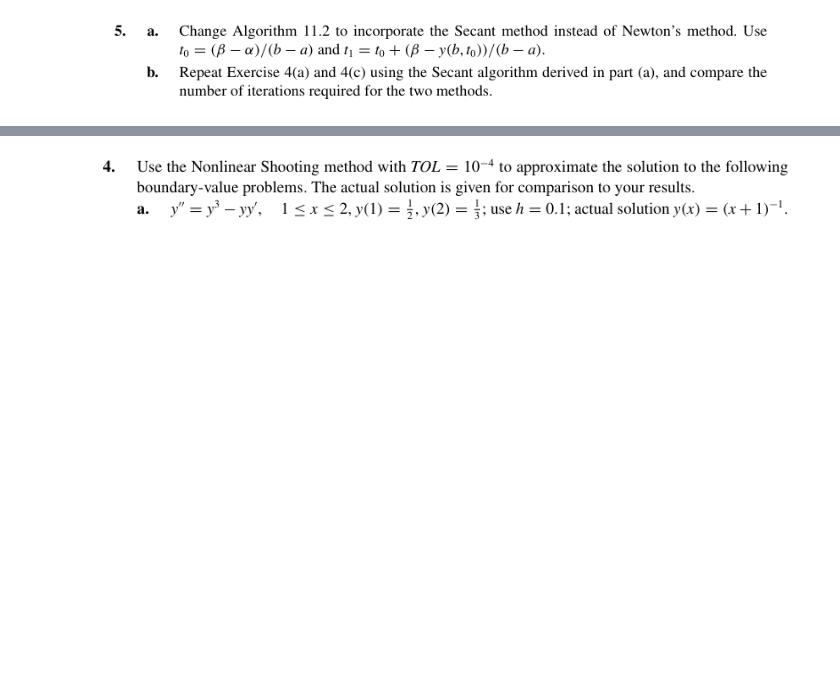
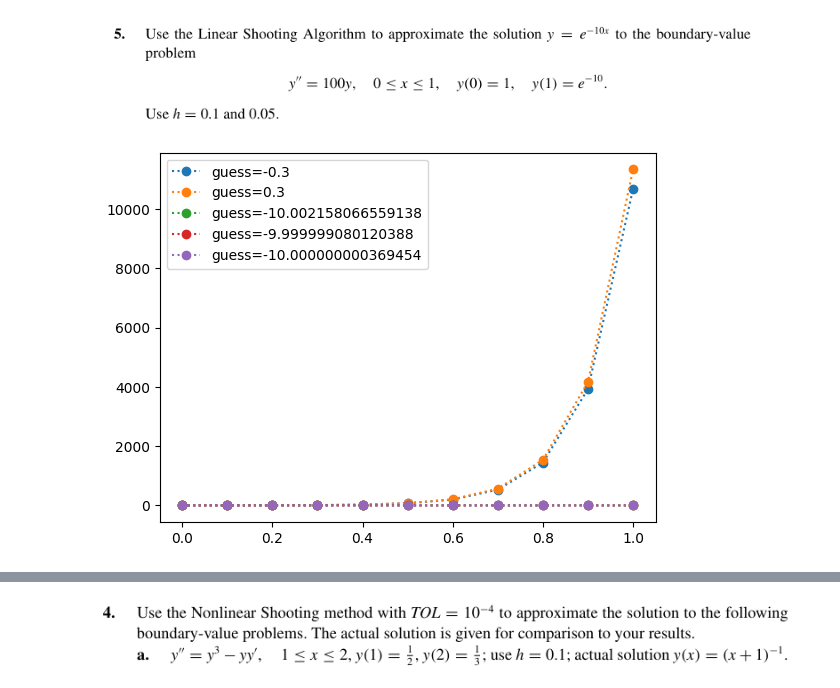
Before and after one commit to Lhhiep-maxcode/PPT, a Jupyter notebook: Chuong VIII (PT vi phan)/Boundary Value Problem/Shooting.ipynb, the cells around one changed output, grey strips where cells are left out. Cells and saved outputs as stored; diff of their text form; code cells hidden in the pictures; blank space fills up the shorter version.

```diff
--- a/Chuong VIII (PT vi phan)/Boundary Value Problem/Shooting.ipynb
+++ b/Chuong VIII (PT vi phan)/Boundary Value Problem/Shooting.ipynb
@@ -3,10 +3,8 @@ import numpy as np
 import math
 import matplotlib.pyplot as plt
 from scipy.integrate import solve_ivp
-# %% [markdown]
-![image.png](attachment:image.png)
 # %%
-def nonlinear_shooting_method(dy, x_range, y_range, first_guess, second_guess, h):
+def shooting_method(dy, x_range, y_range, first_guess, second_guess, h):
     '''
     x_range: [x_start, x_end]
     y_range: [y(x_start), y(x_end)]
@@ -43,3 +41,10 @@ def nonlinear_shooting_method(dy, x_range, y_range, first_guess, second_guess, h
 
     plt.legend()
     plt.show()
+# %% [markdown]
+![image.png](attachment:image.png)
+# %%
+dy = lambda x, y: [y[1], 100 * y[0]]
+shooting_method(dy, [0, 1], [1, np.exp(-10)], -0.3, 0.3, 0.1)
+# %% [output]
+[figure, added]
```
Also changed, not shown: parts of 4 cells of this notebook, 2 other files.
